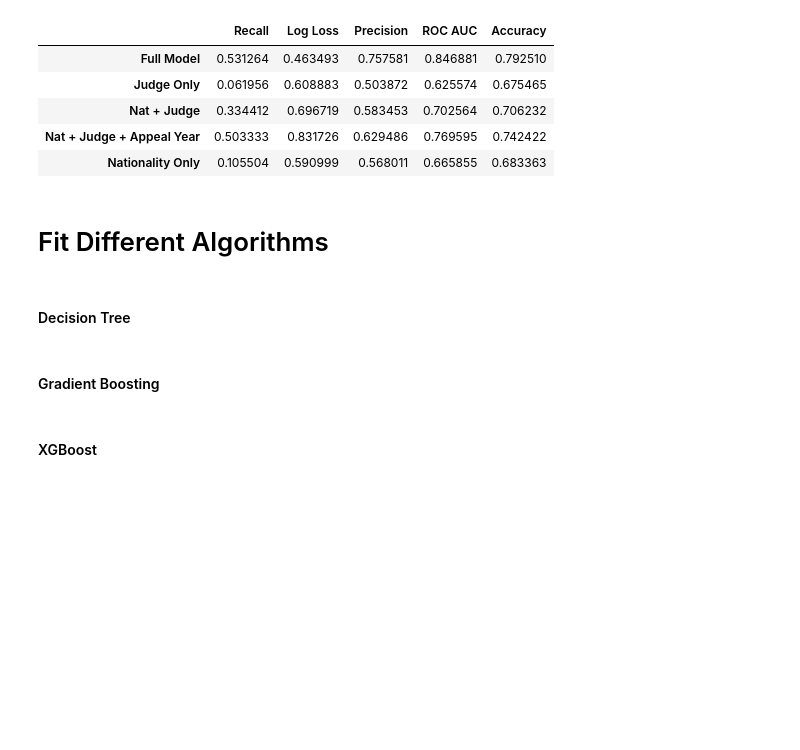
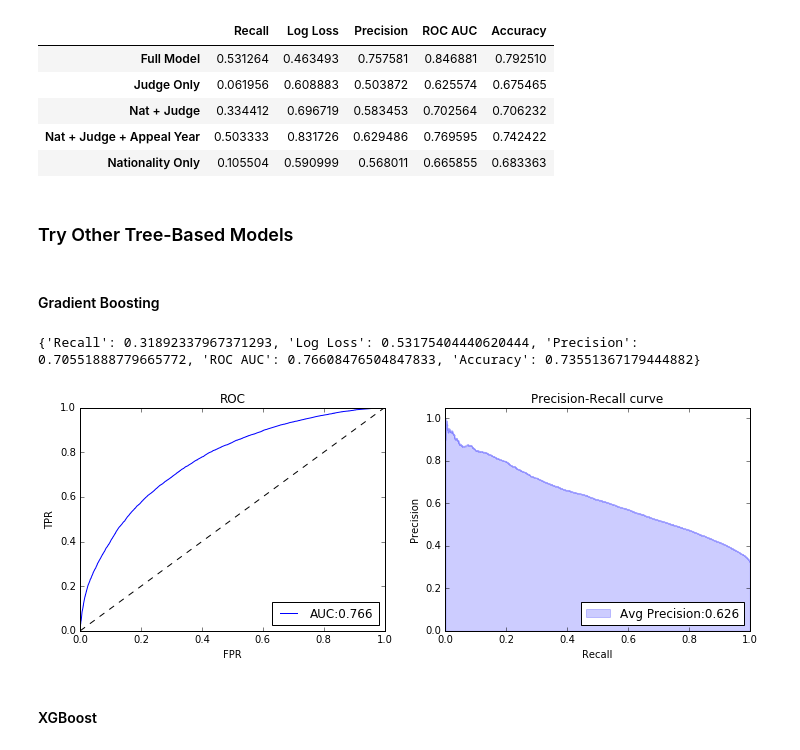
Before and after one commit to colinandrus/ml_course_project, a Jupyter notebook: notebooks/model_training_cleaned.ipynb, the cells around one changed output. Drawn from its saved outputs; the diff is of its cells as text; code cells hidden in the pictures; blank space fills up the shorter version.

Commit message:
Cleaned up algorithm comparison

```diff
--- a/notebooks/model_training_cleaned.ipynb
+++ b/notebooks/model_training_cleaned.ipynb
@@ -446,7 +449,3 @@ pd.DataFrame.from_dict(baseline_comparison, orient='index')
 | Nat + Judge | 0.334412 | 0.696719 | 0.583453 | 0.702564 | 0.706232 |
 | Nat + Judge + Appeal Year | 0.503333 | 0.831726 | 0.629486 | 0.769595 | 0.742422 |
 | Nationality Only | 0.105504 | 0.590999 | 0.568011 | 0.665855 | 0.683363 |
-# %% [markdown]
-# Fit Different Algorithms
-# %% [markdown]
-#### Decision Tree
@@ -457,23 +452,16 @@ MODEL = (DecisionTreeClassifier(loss='deviance', learning_rate=.1, n_estimators=
+# %% [markdown]
+### Try Other Tree-Based Models
 # %% [markdown]
 #### Gradient Boosting
 # %%
-from sklearn.ensemble import GradientBoostingClassifier
-
-CAT_FEATURES = ['nat_grouped', 'ij_code_grouped', 'case_type_string', 'strCustody', 'strProbono',
-                'original_dec_type_string', 'original_dec_string']
-NUM_FEATURES = ['datAppealFiled_year', 'lawyer', 'defensive', 'affirmative', 'oral', 'written',
-                'comp_year', 'osc_year', 'input_year',
-                'last_10_appeal_grant_by_judge', 'last_10_appeal_grant_by_judge_nat']
-IMPUTE_METHODS = {'nat_grouped': 'none', 'strCustody': 'none', 'strProbono': 'none', 'case_type_string': 'none',
-                  'defensive': 'zero', 'affirmative': 'zero', 'oral': 'zero', 'written': 'zero', 'input_year': 'zero',
-                  'last_10_appeal_grant_by_judge': 'median', 'last_10_appeal_grant_by_judge_nat': 'median',
-                  'original_dec_type_string': 'none', 'original_dec_string': 'none'}
 MODEL = (GradientBoostingClassifier(loss='deviance', learning_rate=.1, n_estimators=100, random_state=44))
-
-X_train, X_test, y_train, y_test = get_model_data(df, label='granted', cat_features = CAT_FEATURES,
-                                                  num_features = NUM_FEATURES, impute_methods = IMPUTE_METHODS)
+X_train, X_test, y_train, y_test = get_model_data(df, df, label='granted', cat_features = FULL_CAT_FEATURES,
+                                                  num_features = FULL_NUM_FEATURES, impute_methods = FULL_IMPUTE_METHODS)
 gb_model, gb_metrics, gb_fi, gb_cfi, gb_truth, gb_pred = train_model(MODEL, X_train, y_train, X_test, y_test,
                                                                      print_metrics=True, print_charts=True)
+# %% [output]
+{'Recall': 0.31892337967371293, 'Log Loss': 0.53175404440620444, 'Precision': 0.70551888779665772, 'ROC AUC': 0.76608476504847833, 'Accuracy': 0.73551367179444882}
+[figure, added]
 # %% [markdown]
 #### XGBoost
 # %%
```
Also changed, not shown: parts of 9 cells of this notebook.
